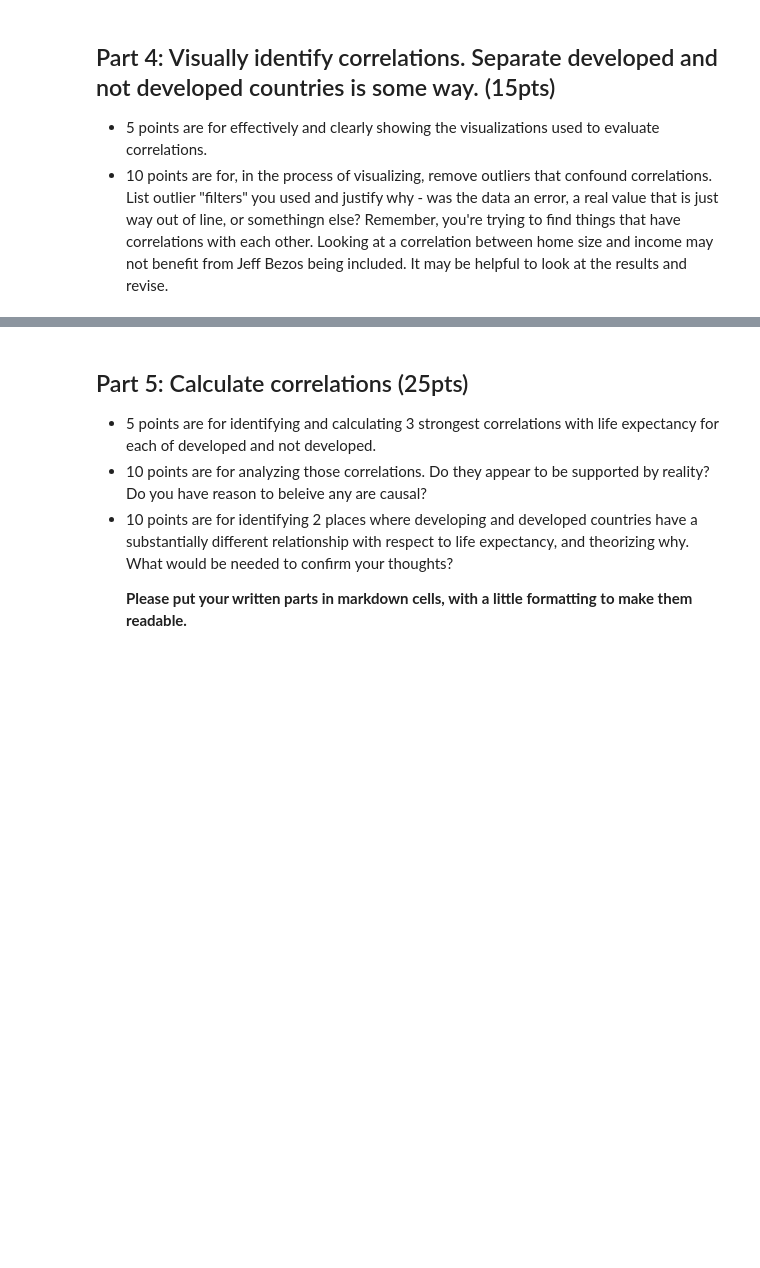
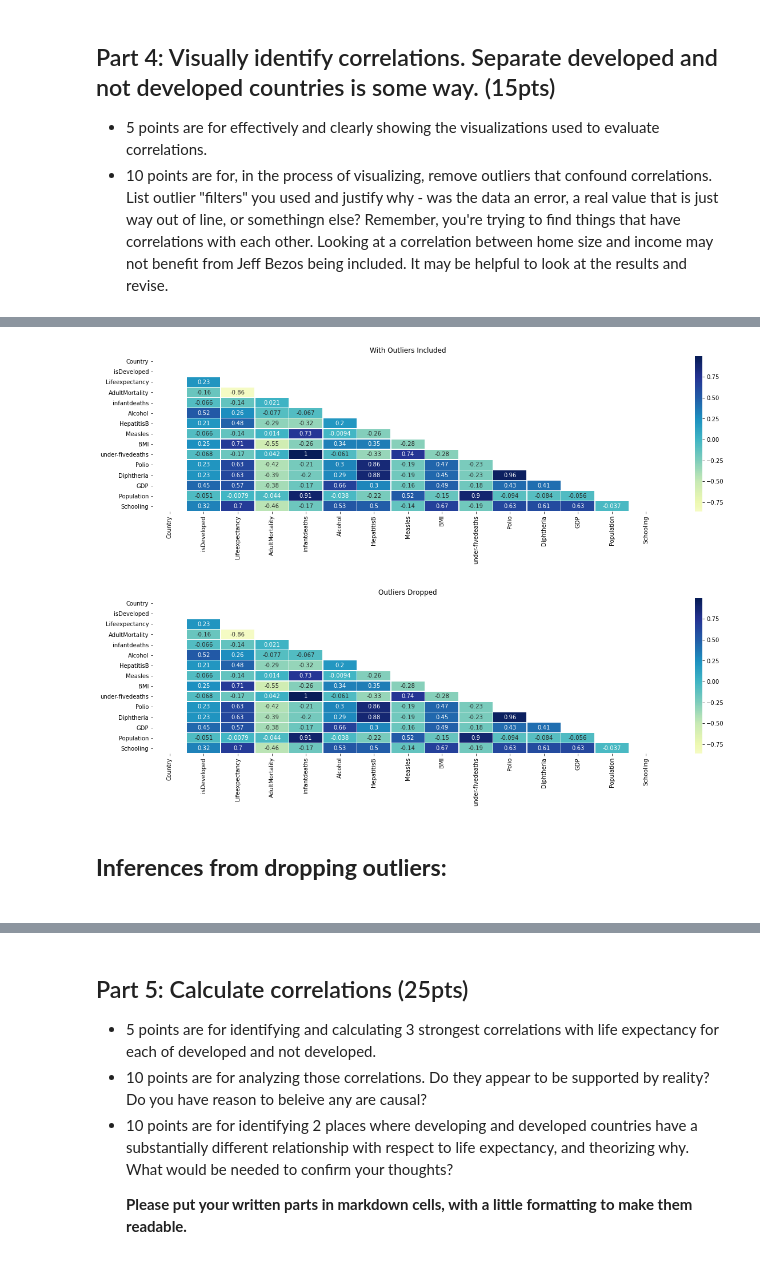
Before and after one commit to allyryry/3450_Asn2_Students, a Jupyter notebook: asn2Workbook.ipynb, the cells around one changed output, grey strips where cells are left out. Cells and saved outputs as stored; diff of their text form; code cells hidden in the pictures; blank space fills up the shorter version.

```diff
--- a/asn2Workbook.ipynb
+++ b/asn2Workbook.ipynb
@@ -134,0 +192,23 @@ plt.rcParams["figure.figsize"] = (11,10)
+# %%
+dfCorr = dfLE[dfLE['infantdeaths']<=30]
+dfCorr = dfLE[dfLE['Measles']< 1600]
+dfCorr = dfLE[dfLE['under-fivedeaths']<30]
+dfCorr = dfLE[dfLE['GDP']<10000]
+# %%
+d = dfCorr.apply(pd.to_numeric, errors='coerce')
+d = d.corr()
+d2 = dfCorr.apply(pd.to_numeric, errors='coerce')
+d2 = d2.corr()
+plt.rcParams["figure.figsize"] = (20,5)
+mask = np.triu(np.ones_like(d, dtype=bool))
+sns.heatmap(d, center=0, linewidths=.5, annot=True, cmap="YlGnBu", yticklabels=True, mask=mask)
+plt.title('With Outliers Included', color='black')
+plt.show()
+sns.heatmap(d2, center=0, linewidths=.5, annot=True, cmap="YlGnBu", yticklabels=True, mask=mask)
+plt.title('Outliers Dropped', color='black')
+plt.show()
+# %% [output]
+[figure, added]
+[figure, added]
+# %% [markdown]
+<h2><b>Inferences from dropping outliers:<b><h2>
```
Also changed, not shown: parts of 28 cells of this notebook.
